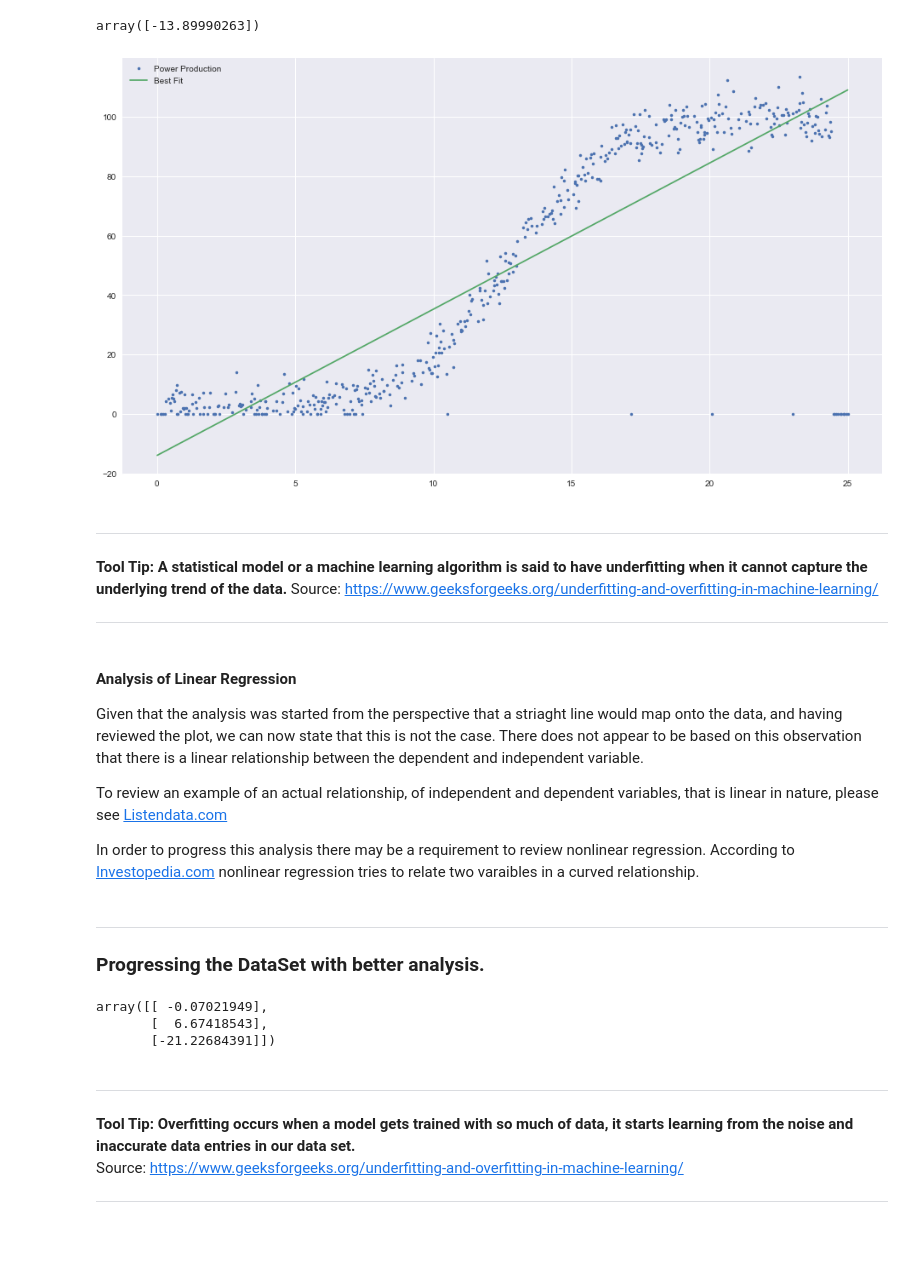
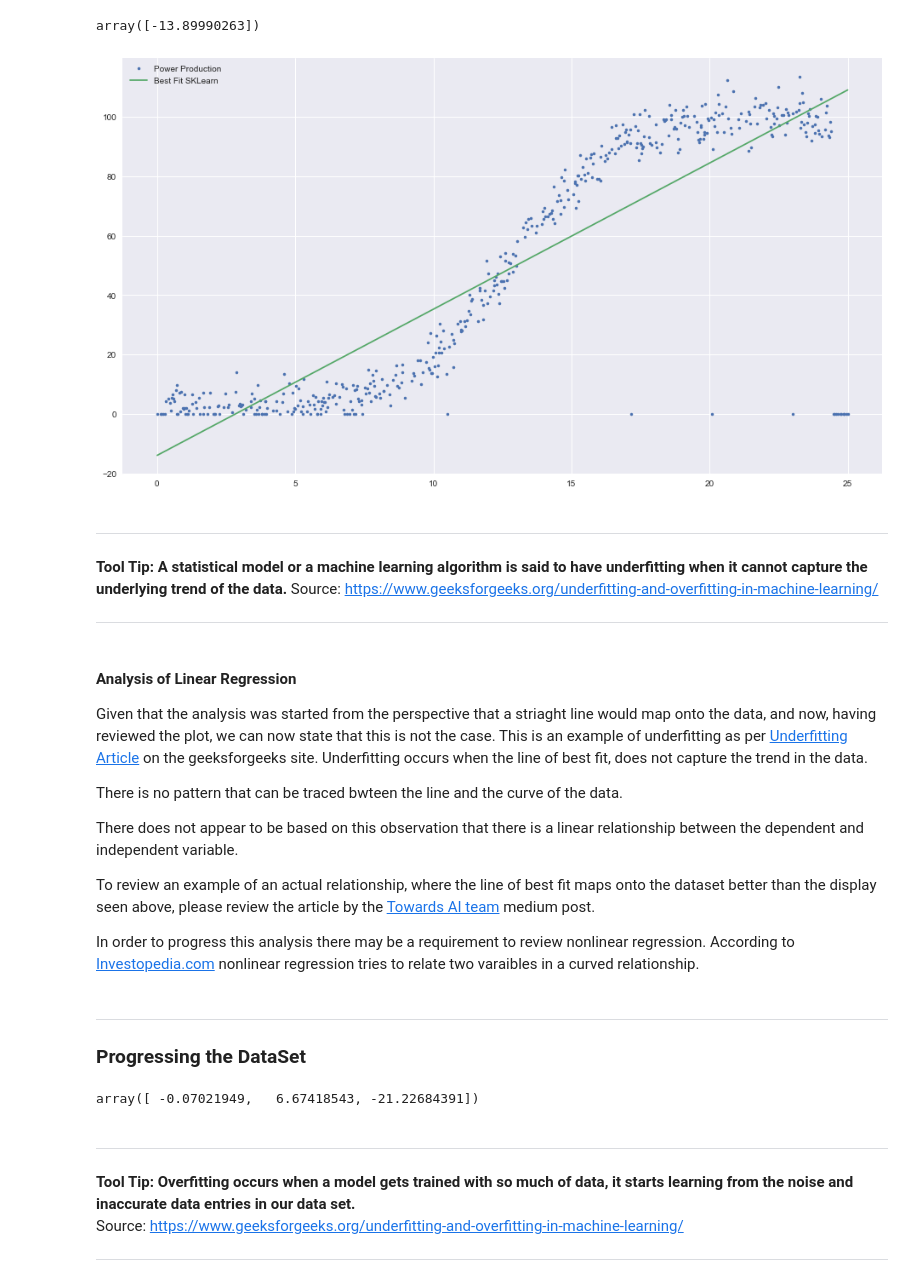
Before and after one commit to jonkavana/FODA---Project-2021, a Jupyter notebook: Fundamentals of Data Analytics Project 2020.ipynb, the cells around one changed output. Saved outputs shown, nothing was run; the diff lists cells and outputs as text; code cells hidden in the pictures; blank space fills up the shorter version.

Commit message:
More reference material added as well as some research on further analysis

```diff
--- a/Fundamentals of Data Analytics Project 2020.ipynb
+++ b/Fundamentals of Data Analytics Project 2020.ipynb
@@ -236,13 +235,12 @@ https://towardsdatascience.com/simple-and-multiple-linear-regression-in-python-c
 Real Python - Simple Linear Regression With scikit-learn
 https://realpython.com/linear-regression-in-python/#implementing-linear-regression-in-python
 # %%
-fd = pd.read_csv("https://raw.githubusercontent.com/ianmcloughlin/2020A-machstat-project/master/dataset/powerproduction.csv")
+df = pd.read_csv("https://raw.githubusercontent.com/ianmcloughlin/2020A-machstat-project/master/dataset/powerproduction.csv")
 # %%
 # isolate the independent from the dependent variables.
-X = pd.DataFrame(data=fd, columns=["speed"])
+v = pd.DataFrame(data=df, columns=["speed"])
 # %%
-y = pd.DataFrame(data=fd, columns=["power"])
+w = pd.DataFrame(data=df, columns=["power"])
 # %%
 lm = linear_model.LinearRegression()
-model = lm.fit(X, y)
-model
+model = lm.fit(v, w)
@@ -270,11 +262,11 @@ lm.intercept_
 # %% [output]
 array([-13.89990263])
 # %%
-plt.plot(X, y, '.', label ='Power Production')
-plt.plot(X, lm.coef_ * X + lm.intercept_, '-', label='Best Fit')
+plt.plot(v, w, '.', label ='Power Production')
+plt.plot(v, lm.coef_ * v + lm.intercept_, '-', label='Best Fit SKLearn')
 plt.legend();
 # %% [output]
-[figure, old version]
+[figure, new version]
 # %% [markdown]
 ___
 **Tool Tip: A statistical model or a machine learning algorithm is said to have underfitting when it cannot capture the underlying trend of the data.**
@@ -284,8 +276,12 @@ ___
 # %% [markdown]
 #### Analysis of Linear Regression
 
-Given that the analysis was started from the perspective that a striaght line would map onto the data, and having reviewed the plot, we can now state that this is not the case. There does not appear to be based on this observation that there is a linear relationship between the dependent and independent variable.
+Given that the analysis was started from the perspective that a striaght line would map onto the data, and now, having reviewed the plot, we can now state that this is not the case. This is an example of underfitting as per [Underfitting Article](https://www.geeksforgeeks.org/underfitting-and-overfitting-in-machine-learning/) on the geeksforgeeks site. Underfitting occurs when the line of best fit, does not capture the trend in the data.
 
-To review an example of an actual relationship, of independent and dependent variables, that is linear in nature, please see [Listendata.com](https://www.listendata.com/2018/03/regression-analysis.html)
+There is no pattern that can be traced bwteen the line and the curve of the data.
+
+There does not appear to be based on this observation that there is a linear relationship between the dependent and independent variable.
+
+To review an example of an actual relationship, where the line of best fit maps onto the dataset better than the display seen above, please review the article by the [Towards AI team](https://medium.com/towards-artificial-intelligence/calculating-simple-linear-regression-and-linear-best-fit-an-in-depth-tutorial-with-math-and-python-804a0cb23660) medium post.
 
 In order to progress this analysis there may be a requirement to review nonlinear regression. According to [Investopedia.com](https://www.investopedia.com/ask/answers/060315/what-difference-between-linear-regression-and-multiple-regression.asp) nonlinear regression tries to relate two varaibles in a curved relationship.
@@ -294,15 +288,13 @@ In order to progress this analysis there may be a requirement to review nonlinea
 # %% [markdown]
 ___
 
-### Progressing the DataSet with better analysis.
+### Progressing the DataSet
 # %%
 # WHY DO WE GO TO TWO DEGREESS OF FREEDOM AND HOW DO WE USE THE INFOR EXTRACTED FOR A BETTER FIT.
 coeffs2 = np.polyfit(x, y, 2)
 coeffs2
 # %% [output]
-array([[ -0.07021949],
-       [  6.67418543],
-       [-21.22684391]])
+array([ -0.07021949,   6.67418543, -21.22684391])
 # %% [markdown]
 ___
 
```
Also changed, not shown: parts of 13 cells of this notebook.
